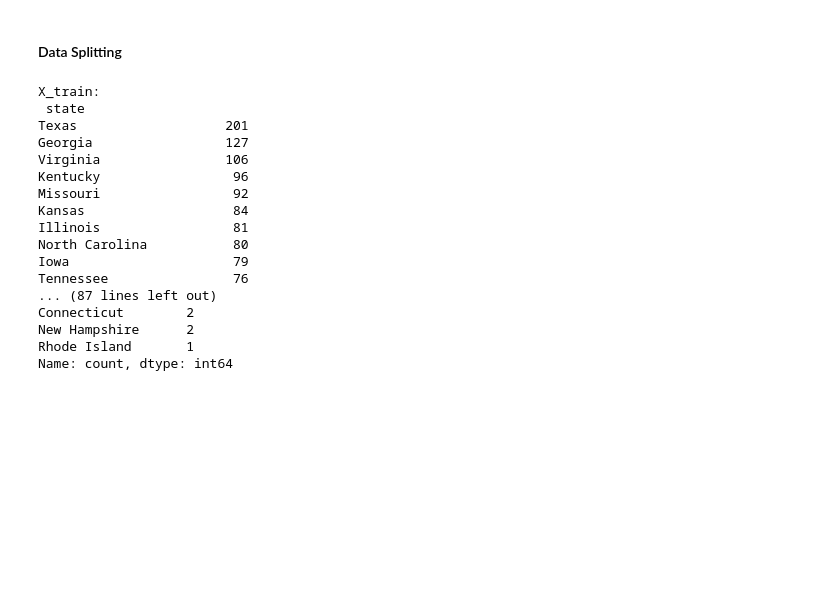
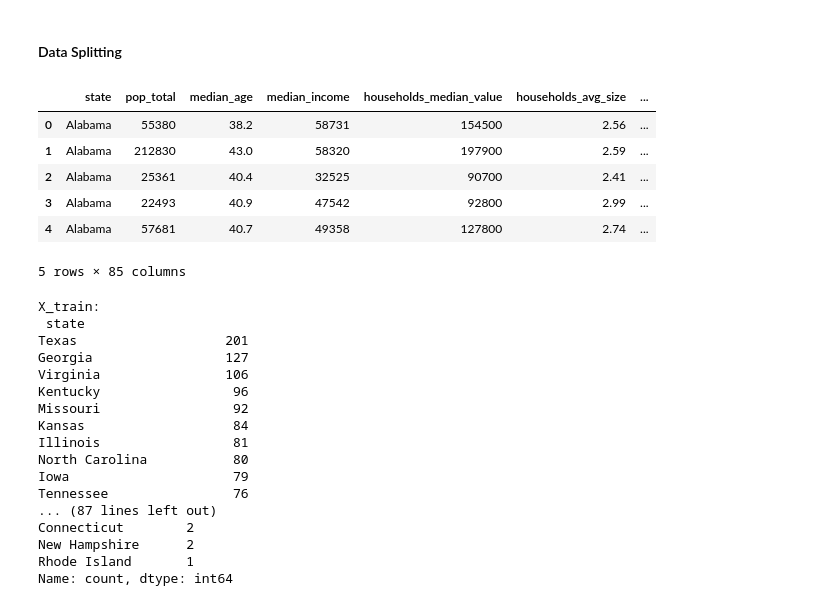
Before and after one commit to jorgegarcelan/US-Elections, a Jupyter notebook: regression.ipynb, the cells around one changed output. Saved outputs shown, nothing was run; the diff lists cells and outputs as text; code cells hidden in the pictures; blank space fills up the shorter version.

Commit message:
Added variable "state" as dummy

```diff
--- a/regression.ipynb
+++ b/regression.ipynb
@@ -100,4 +100,20 @@ data_reg
 #### Data Splitting
 # %%
 X = data_reg.drop(columns=["per_dem", "per_gop"])  # Características (sin la columna objetivo)
+# %%
+# Crear las columnas dummy a partir de la columna 'state'
+dummies = pd.get_dummies(X['state'], prefix='state', drop_first=False)
+
+# Concatenar las columnas dummy al DataFrame original, conservando la columna 'state'
+X = pd.concat([X, dummies], axis=1)
+
+X.head()
+# %% [output]
+|  | state | pop_total | median_age | median_income | households_median_value | households_avg_size | ... |
+| 0 | Alabama | 55380 | 38.2 | 58731 | 154500 | 2.56 | ... |
+| 1 | Alabama | 212830 | 43.0 | 58320 | 197900 | 2.59 | ... |
+| 2 | Alabama | 25361 | 40.4 | 32525 | 90700 | 2.41 | ... |
+| 3 | Alabama | 22493 | 40.9 | 47542 | 92800 | 2.99 | ... |
+| 4 | Alabama | 57681 | 40.7 | 49358 | 127800 | 2.74 | ... |
+5 rows × 85 columns
 # %%
```
Also changed, not shown: parts of 12 cells of this notebook.
